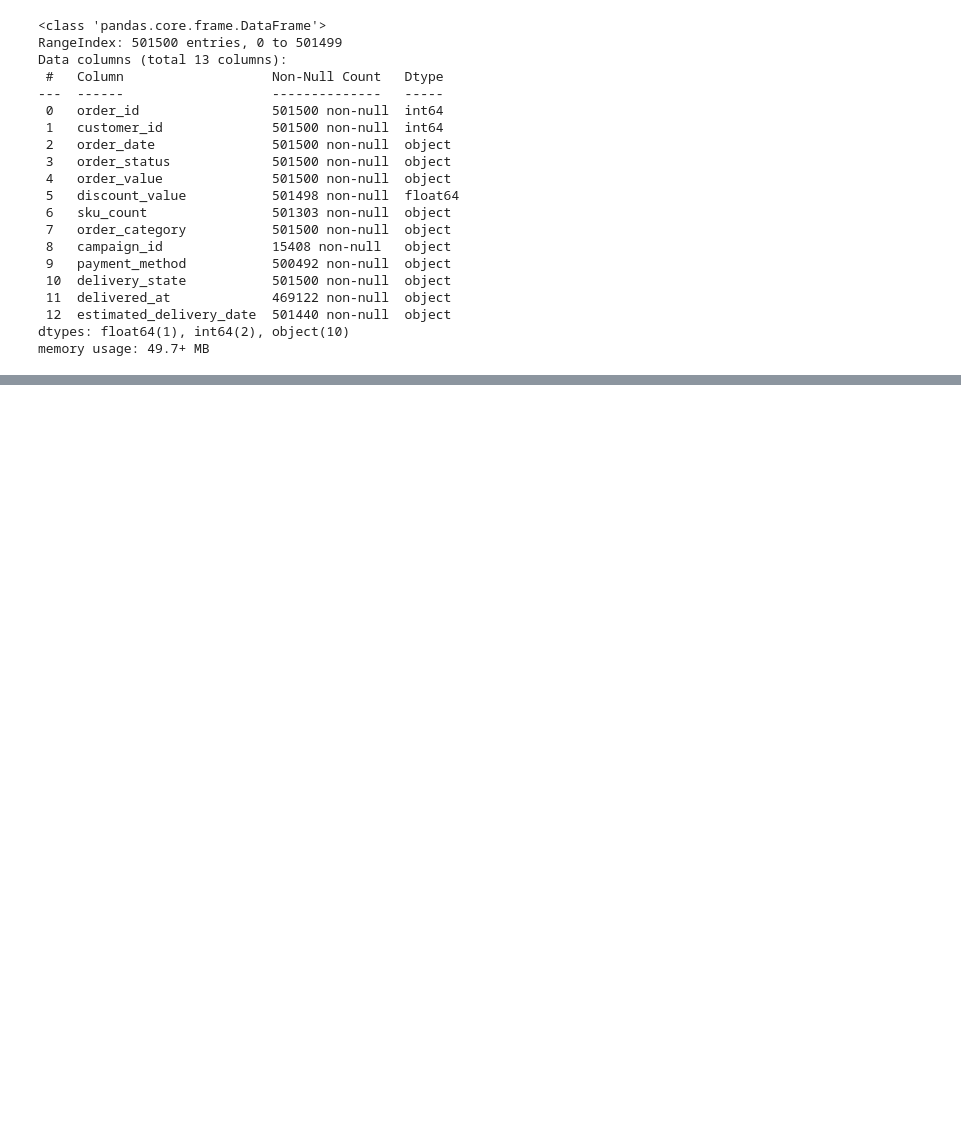
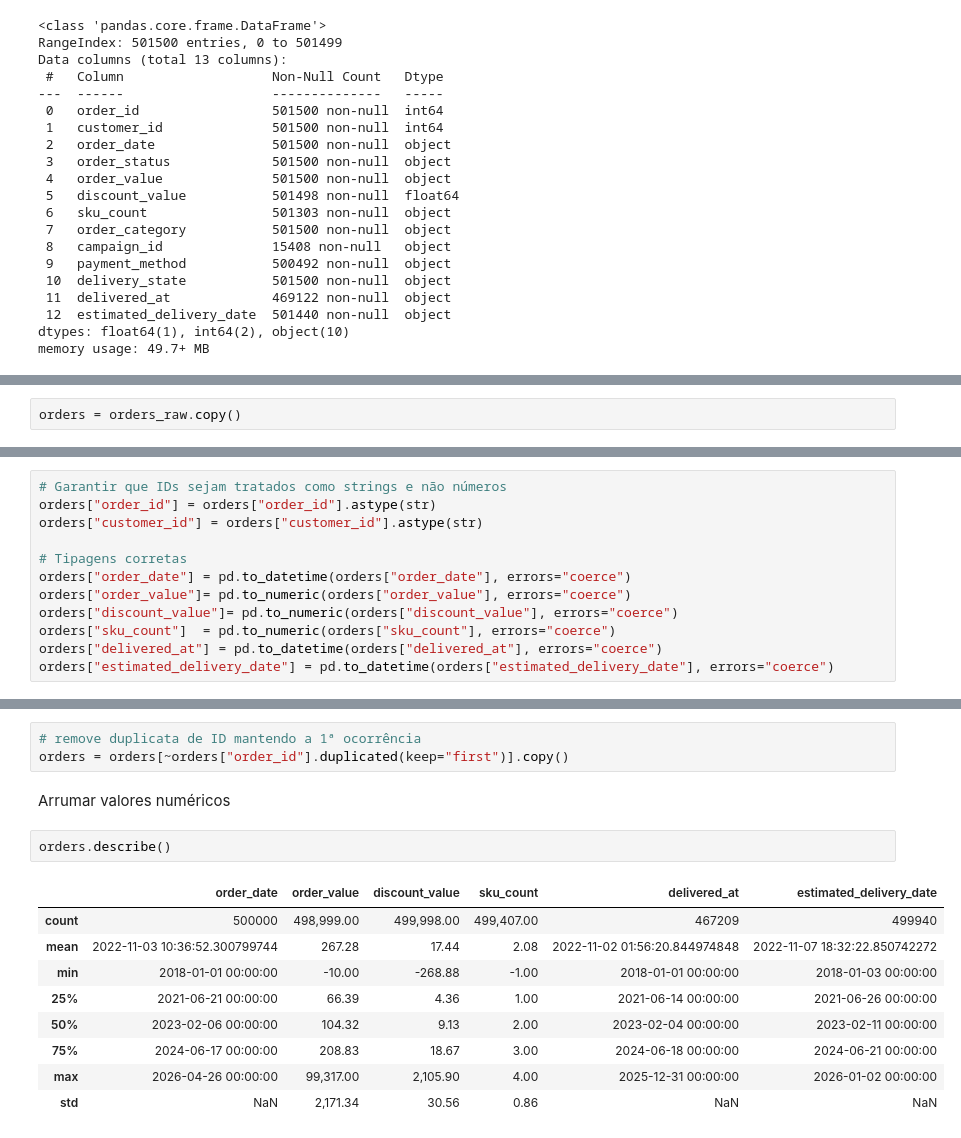
Before and after one commit to rocketseat-education/data-analytics, a Jupyter notebook: python_desafio_shoply/desafio_de_dados_shoply.ipynb, the cells around one changed output, grey strips where cells are left out. Drawn from its saved outputs; the diff is of its cells as text; blank space fills up the shorter version.

```diff
--- a/python_desafio_shoply/desafio_de_dados_shoply.ipynb
+++ b/python_desafio_shoply/desafio_de_dados_shoply.ipynb
@@ -88,0 +91,2 @@ memory usage: 49.7+ MB
+# %%
+orders = orders_raw.copy()
@@ -88,0 +120,12 @@ memory usage: 49.7+ MB
+# %%
+# Garantir que IDs sejam tratados como strings e não números
+orders["order_id"] = orders["order_id"].astype(str)
+orders["customer_id"] = orders["customer_id"].astype(str)
+
+# Tipagens corretas
+orders["order_date"] = pd.to_datetime(orders["order_date"], errors="coerce")
+orders["order_value"]= pd.to_numeric(orders["order_value"], errors="coerce")
+orders["discount_value"]= pd.to_numeric(orders["discount_value"], errors="coerce")
+orders["sku_count"]  = pd.to_numeric(orders["sku_count"], errors="coerce")
+orders["delivered_at"] = pd.to_datetime(orders["delivered_at"], errors="coerce")
+orders["estimated_delivery_date"] = pd.to_datetime(orders["estimated_delivery_date"], errors="coerce")
@@ -88,0 +162,17 @@ memory usage: 49.7+ MB
+# %%
+# remove duplicata de ID mantendo a 1ª ocorrência
+orders = orders[~orders["order_id"].duplicated(keep="first")].copy()
+# %% [markdown]
+Arrumar valores numéricos
+# %%
+orders.describe()
+# %% [output]
+|  | order_date | order_value | discount_value | sku_count | delivered_at | estimated_delivery_date |
+| count | 500000 | 498,999.00 | 499,998.00 | 499,407.00 | 467209 | 499940 |
+| mean | 2022-11-03 10:36:52.300799744 | 267.28 | 17.44 | 2.08 | 2022-11-02 01:56:20.844974848 | 2022-11-07 18:32:22.850742272 |
+| min | 2018-01-01 00:00:00 | -10.00 | -268.88 | -1.00 | 2018-01-01 00:00:00 | 2018-01-03 00:00:00 |
+| 25% | 2021-06-21 00:00:00 | 66.39 | 4.36 | 1.00 | 2021-06-14 00:00:00 | 2021-06-26 00:00:00 |
+| 50% | 2023-02-06 00:00:00 | 104.32 | 9.13 | 2.00 | 2023-02-04 00:00:00 | 2023-02-11 00:00:00 |
+| 75% | 2024-06-17 00:00:00 | 208.83 | 18.67 | 3.00 | 2024-06-18 00:00:00 | 2024-06-21 00:00:00 |
+| max | 2026-04-26 00:00:00 | 99,317.00 | 2,105.90 | 4.00 | 2025-12-31 00:00:00 | 2026-01-02 00:00:00 |
+| std | NaN | 2,171.34 | 30.56 | 0.86 | NaN | NaN |
```
Also changed, not shown: parts of 36 cells of this notebook.
